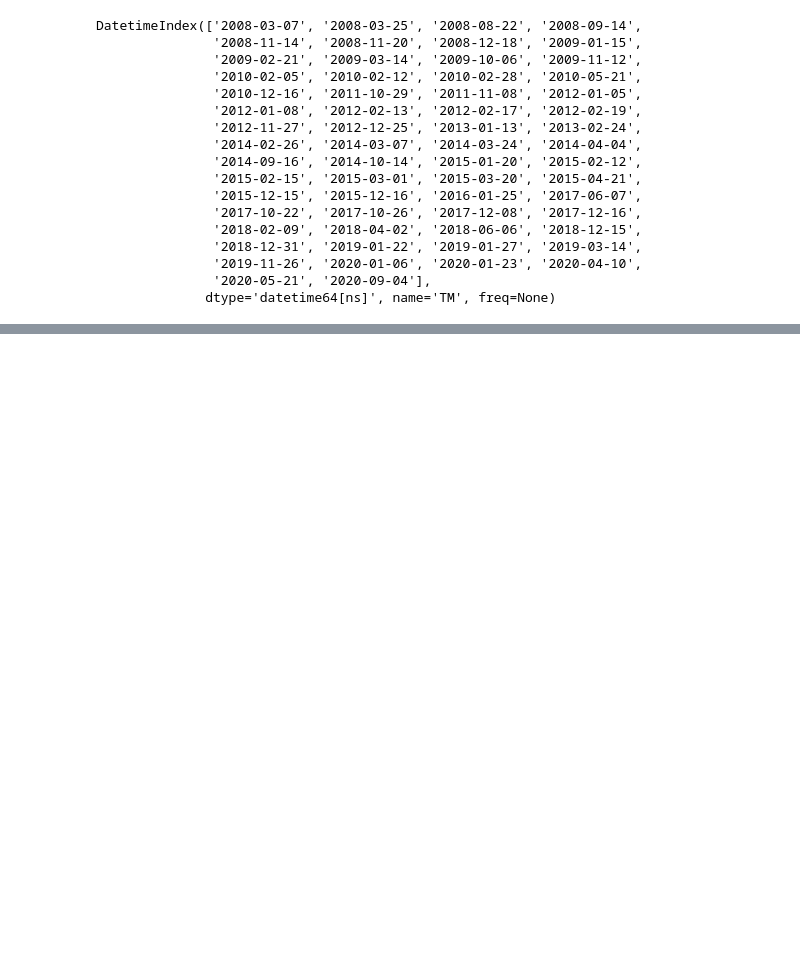
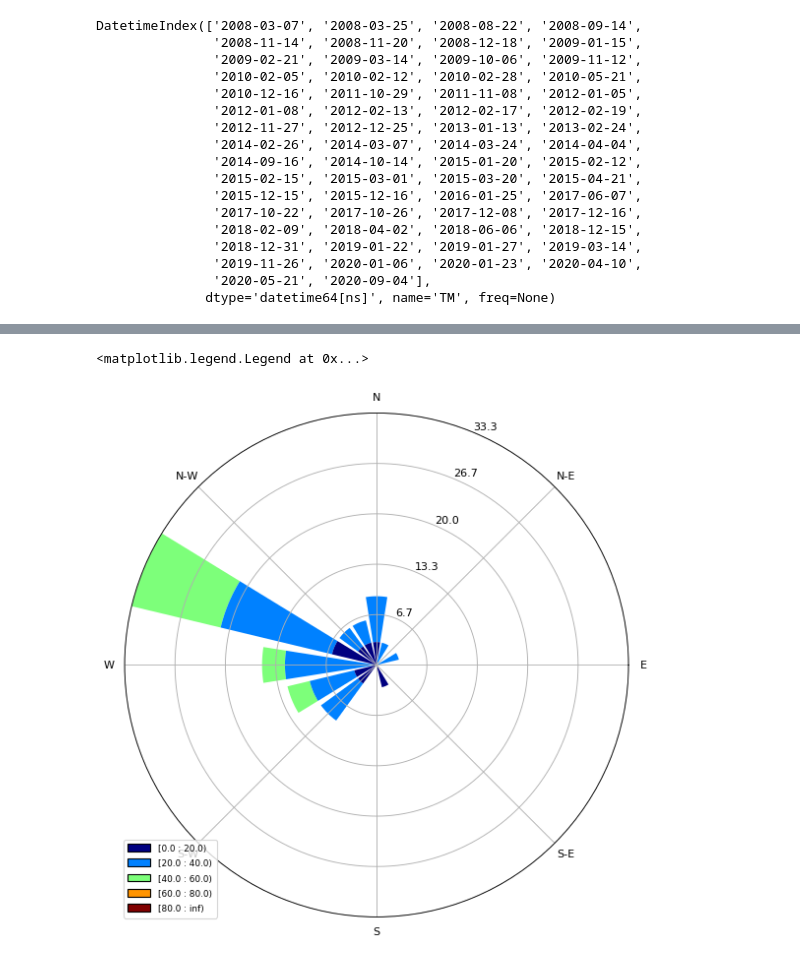
Before and after one commit to launda/avguide, a Jupyter notebook: Sydney_Basin_Storms.ipynb, the cells around one changed output, grey strips where cells are left out. Drawn from its saved outputs; the diff is of its cells as text; code cells hidden in the pictures; blank space fills up the shorter version.

```diff
--- a/Sydney_Basin_Storms.ipynb
+++ b/Sydney_Basin_Storms.ipynb
@@ -991,0 +1249,15 @@ DatetimeIndex(['2008-03-07', '2008-03-25', '2008-08-22', '2008-09-14',
+# %%
+snd_days_ts_B2A = snd.loc[ts_B2A.index, ['700_wdir','700_WS','T500','500_wdir','500_WS','tmp_rate850_500']]
+
+wd=snd_days_ts_B2A['500_wdir'].values
+ws=snd_days_ts_B2A['500_WS'].values
+
+ax = WindroseAxes.from_ax()
+#ax.contour(wd, ws, bins=np.arange(0, 8, 1), cmap=cm.hot, lw=3)
+#ax.set_legend()
+'''A stacked histogram with normed (displayed in percent) results'''
+ax.bar(wd, ws, bins=np.arange(0, 100, 20), normed=True, nsector=16)
+ax.set_legend()
+# %% [output]
+<matplotlib.legend.Legend at 0x...>
+[figure, added]
```
Also changed, not shown: parts of 16 cells of this notebook, 2 other files.
